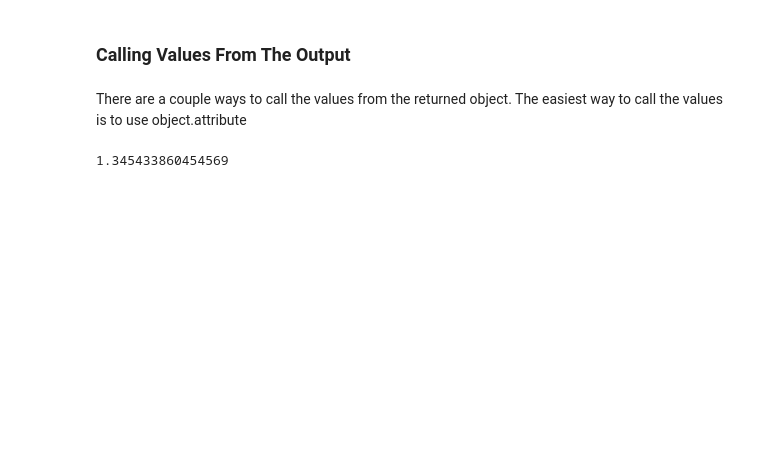
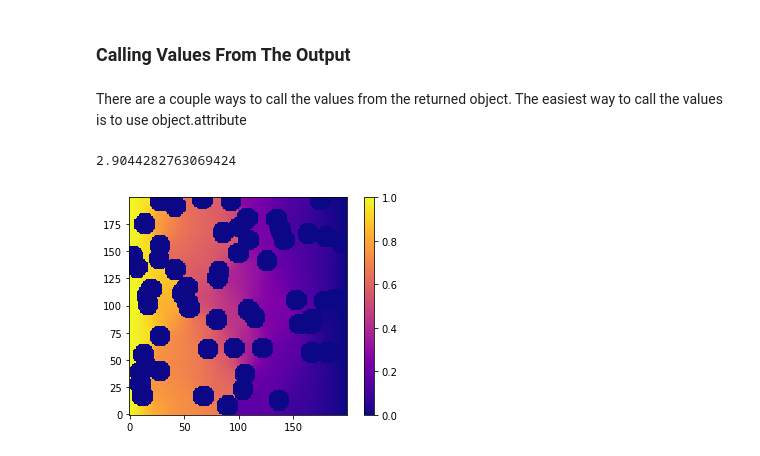
Before and after one commit to rickyfann/porespy, a Jupyter notebook: examples/simulations/tutorials/finding_tortuosity_from_image.ipynb, the cells around one changed output. Saved outputs shown, nothing was run; the diff lists cells and outputs as text; code cells hidden in the pictures; blank space fills up the shorter version.

```diff
--- a/examples/simulations/tutorials/finding_tortuosity_from_image.ipynb
+++ b/examples/simulations/tutorials/finding_tortuosity_from_image.ipynb
@@ -88,7 +51,7 @@ plt.colorbar()
 # %% [markdown]
 As mentioned at the start of the tutorial, the only two inputs for the function are the image and the axis along which to run the calculation. For the x-axis we assign axis a value of 1 and for the y-axis we assign axis a value of 0.
 # %%
-results = ps.simulations.tortuosity_fd(im=trimmed_im, axis=1, r_in=diffusion_results.r_in)
+results = ps.simulations.tortuosity_fd(im=im, axis=1)
 print(results)
 # %% [output]
 ――――――――――――――――――――――――――――――――――――――――――――――――――――――――――――――――――――――――――――――
@@ -113,6 +78,9 @@ The function outputs an object with several attributes:
 # %% [markdown]
 There are a couple ways to call the values from the returned object. The easiest way to call the values is to use object.attribute
 # %%
-results.tortuosity
+plt.imshow(results.concentration,origin='lower', interpolation='none', cmap=plt.cm.plasma);
+plt.colorbar()
+results.formation_factor
 # %% [output]
-1.345433860454569
+2.9044282763069424
+[figure, added]
```
Also changed, not shown: parts of 10 cells of this notebook.
